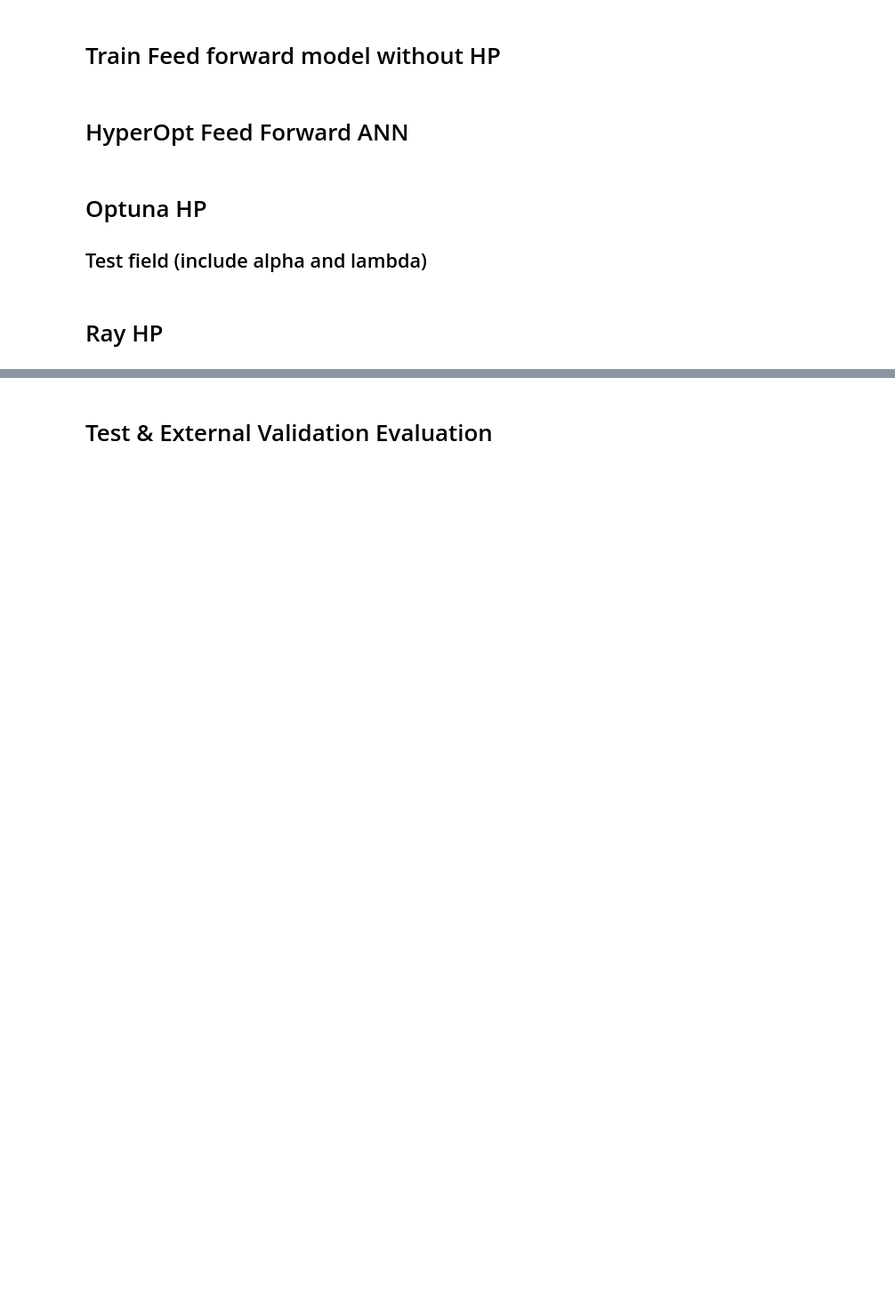
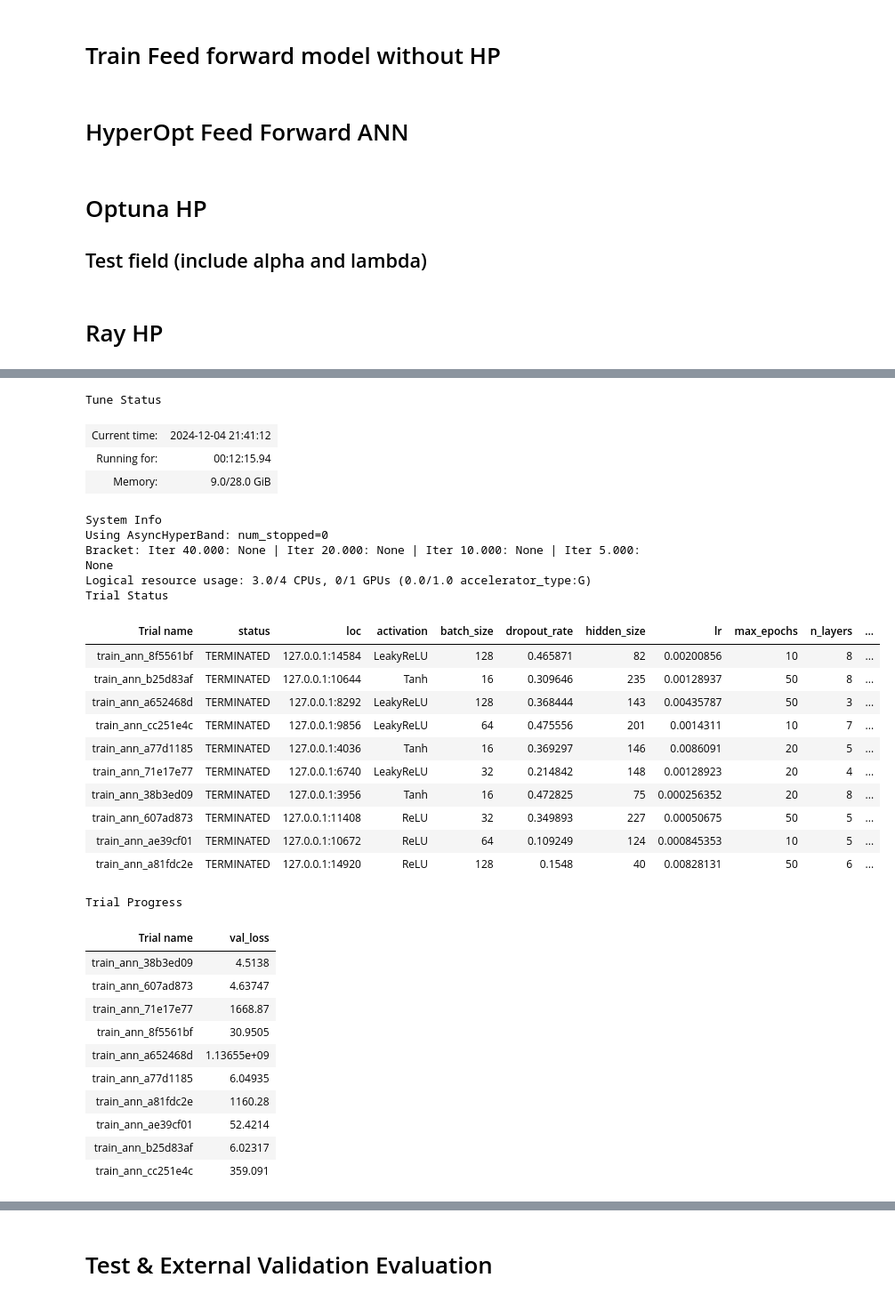
Before and after one commit to DimopDim/PhD, a Jupyter notebook: 04_ANN/01_feedforward.ipynb, the cells around one changed output, grey strips where cells are left out. Shown at 89% size. Saved outputs shown, nothing was run; the diff lists cells and outputs as text; code cells hidden in the pictures; blank space fills up the shorter version.

Commit message:
Ray tune HP

```diff
--- a/04_ANN/01_feedforward.ipynb
+++ b/04_ANN/01_feedforward.ipynb
@@ -913,34 +971,44 @@ search_space = {
     "lr": tune.loguniform(1e-4, 1e-2),
     "batch_size": tune.choice([16, 32, 64, 128]),
     "activation": tune.choice(["ReLU", "LeakyReLU", "Tanh"]),
+    "max_epochs": tune.choice([10, 20, 50])  # Dynamically choose epochs
 }
 # %%
-# Configure scheduler for early stopping
+# Set up the scheduler
 scheduler = ASHAScheduler(
-    metric="val_loss",
-    mode="min",
-    max_t=50,  # Maximum epochs
-    grace_period=1,  # Minimum epochs to run before stopping
-    reduction_factor=2  # Reduce trials by this factor
+    metric="val_loss",  # Metric to optimize
+    mode="min",         # We aim to minimize the validation loss
+    max_t=50,           # Max number of epochs
+    grace_period=5,     # Minimum number of epochs before stopping
+    reduction_factor=2  # Halve trials that perform poorly
 )
 
-def trial_name_creator(trial):
-    """Creates shorter trial names."""
-    return f"trial_{trial.trial_id}"
+# Set up the search algorithm
+search_algo = HyperOptSearch(
+    metric="val_loss",
+    mode="min"
+)
+
+# Use an absolute path for storage_path
+absolute_storage_path = os.path.abspath("ray_results")
 
 def trial_dirname_creator(trial):
-    """Creates shorter trial directory names."""
+    # Shorten trial directory names by removing the full parameter list
     return f"trial_{trial.trial_id}"
 
 analysis = tune.run(
-    train_ann,
-    config=search_space,
-    num_samples=50,  # Number of trials
-    scheduler=scheduler,
-    resources_per_trial={"cpu": 2, "gpu": 0},  # Specify CPU resources only
-    trial_name_creator=trial_name_creator,
-    trial_dirname_creator=trial_dirname_creator
+    train_ann,                    # Training function
+    config=search_space,          # Hyperparameter search space
+    scheduler=scheduler,          # Scheduler for pruning bad trials
+    search_alg=search_algo,       # Search algorithm
+    num_samples=10,               # Number of trials to run
+    resources_per_trial={"cpu": 3, "gpu": 0},  # Resource allocation per trial
+    max_concurrent_trials=2,  # Allow only 2 trials to run concurrently
+    storage_path=absolute_storage_path,       # Use absolute path
+    trial_dirname_creator=trial_dirname_creator,  # Shorten trial names
 )
 
-# Print best hyperparameters
-print("Best hyperparameters:", analysis.best_config)
+# Print the best hyperparameters
+best_config = analysis.get_best_config(metric="val_loss", mode="min")
+print("Best Hyperparameters:", best_config)
+# %% [output]
@@ -946,0 +1016,32 @@ print("Best hyperparameters:", analysis.best_config)
+Tune Status
+| Current time: | 2024-12-04 21:41:12 |
+| Running for: | 00:12:15.94 |
+| Memory: | 9.0/28.0 GiB |
+System Info
+Using AsyncHyperBand: num_stopped=0
+Bracket: Iter 40.000: None | Iter 20.000: None | Iter 10.000: None | Iter 5.000: None
+Logical resource usage: 3.0/4 CPUs, 0/1 GPUs (0.0/1.0 accelerator_type:G)
+Trial Status
+| Trial name | status | loc | activation | batch_size | dropout_rate | hidden_size | lr | max_epochs | n_layers | ... |
+| train_ann_8f5561bf | TERMINATED | 127.0.0.1:14584 | LeakyReLU | 128 | 0.465871 | 82 | 0.00200856 | 10 | 8 | ... |
+| train_ann_b25d83af | TERMINATED | 127.0.0.1:10644 | Tanh | 16 | 0.309646 | 235 | 0.00128937 | 50 | 8 | ... |
+| train_ann_a652468d | TERMINATED | 127.0.0.1:8292 | LeakyReLU | 128 | 0.368444 | 143 | 0.00435787 | 50 | 3 | ... |
+| train_ann_cc251e4c | TERMINATED | 127.0.0.1:9856 | LeakyReLU | 64 | 0.475556 | 201 | 0.0014311 | 10 | 7 | ... |
+| train_ann_a77d1185 | TERMINATED | 127.0.0.1:4036 | Tanh | 16 | 0.369297 | 146 | 0.0086091 | 20 | 5 | ... |
+| train_ann_71e17e77 | TERMINATED | 127.0.0.1:6740 | LeakyReLU | 32 | 0.214842 | 148 | 0.00128923 | 20 | 4 | ... |
+| train_ann_38b3ed09 | TERMINATED | 127.0.0.1:3956 | Tanh | 16 | 0.472825 | 75 | 0.000256352 | 20 | 8 | ... |
+| train_ann_607ad873 | TERMINATED | 127.0.0.1:11408 | ReLU | 32 | 0.349893 | 227 | 0.00050675 | 50 | 5 | ... |
+| train_ann_ae39cf01 | TERMINATED | 127.0.0.1:10672 | ReLU | 64 | 0.109249 | 124 | 0.000845353 | 10 | 5 | ... |
+| train_ann_a81fdc2e | TERMINATED | 127.0.0.1:14920 | ReLU | 128 | 0.1548 | 40 | 0.00828131 | 50 | 6 | ... |
+Trial Progress
+| Trial name | val_loss |
+| train_ann_38b3ed09 | 4.5138 |
+| train_ann_607ad873 | 4.63747 |
+| train_ann_71e17e77 | 1668.87 |
+| train_ann_8f5561bf | 30.9505 |
+| train_ann_a652468d | 1.13655e+09 |
+| train_ann_a77d1185 | 6.04935 |
+| train_ann_a81fdc2e | 1160.28 |
+| train_ann_ae39cf01 | 52.4214 |
+| train_ann_b25d83af | 6.02317 |
+| train_ann_cc251e4c | 359.091 |
```
Also changed, not shown: parts of 6 cells of this notebook.
